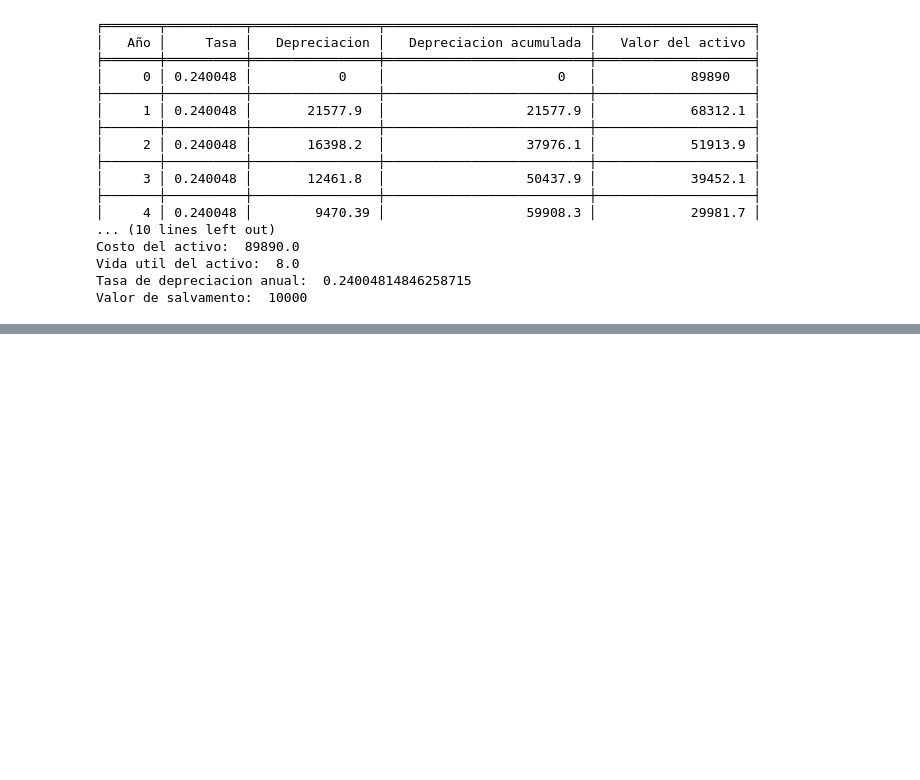
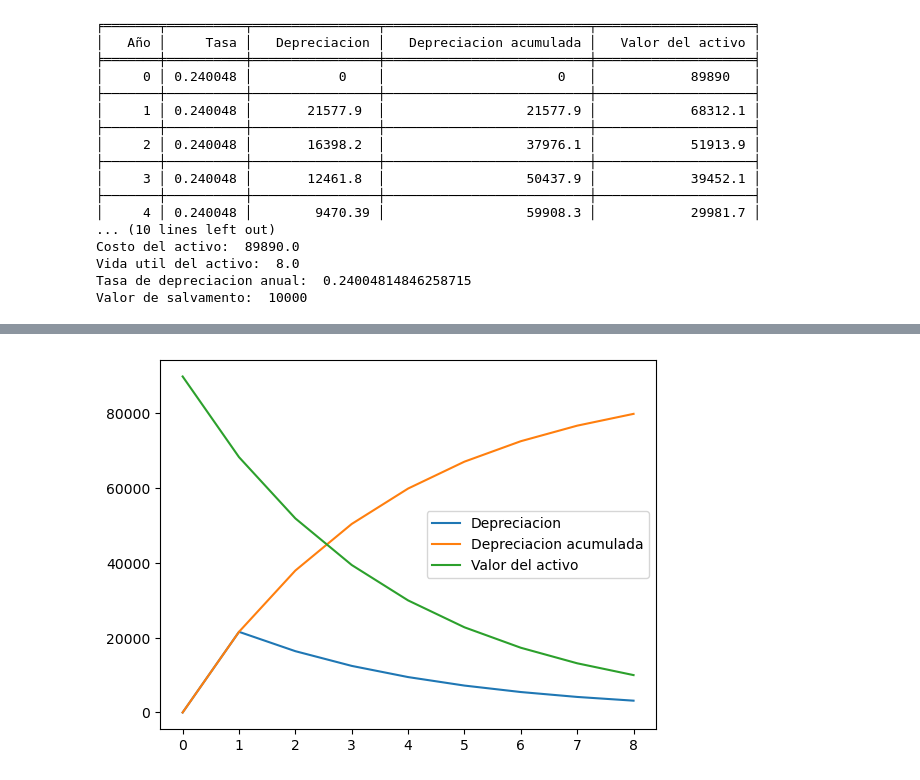
Before and after one commit to RubeVi17/M_FINANCIERAS, a Jupyter notebook: M_TasaFija/pag29.ipynb, the cells around one changed output, grey strips where cells are left out. Cells and saved outputs as stored; diff of their text form; code cells hidden in the pictures; blank space fills up the shorter version.

```diff
--- a/M_TasaFija/pag29.ipynb
+++ b/M_TasaFija/pag29.ipynb
@@ -109,0 +109,10 @@ Año a mostrar de la depreciacion anual: 7
+# %%
+#graficamos la tabla
+import matplotlib.pyplot as plt
+plt.plot(Dt, label="Depreciacion")
+plt.plot(Da, label="Depreciacion acumulada")
+plt.plot(V, label="Valor del activo")
+plt.legend()
+plt.show()
+# %% [output]
+[figure, added]
```
Also changed, not shown: parts of 4 cells of this notebook, 3 other files.
